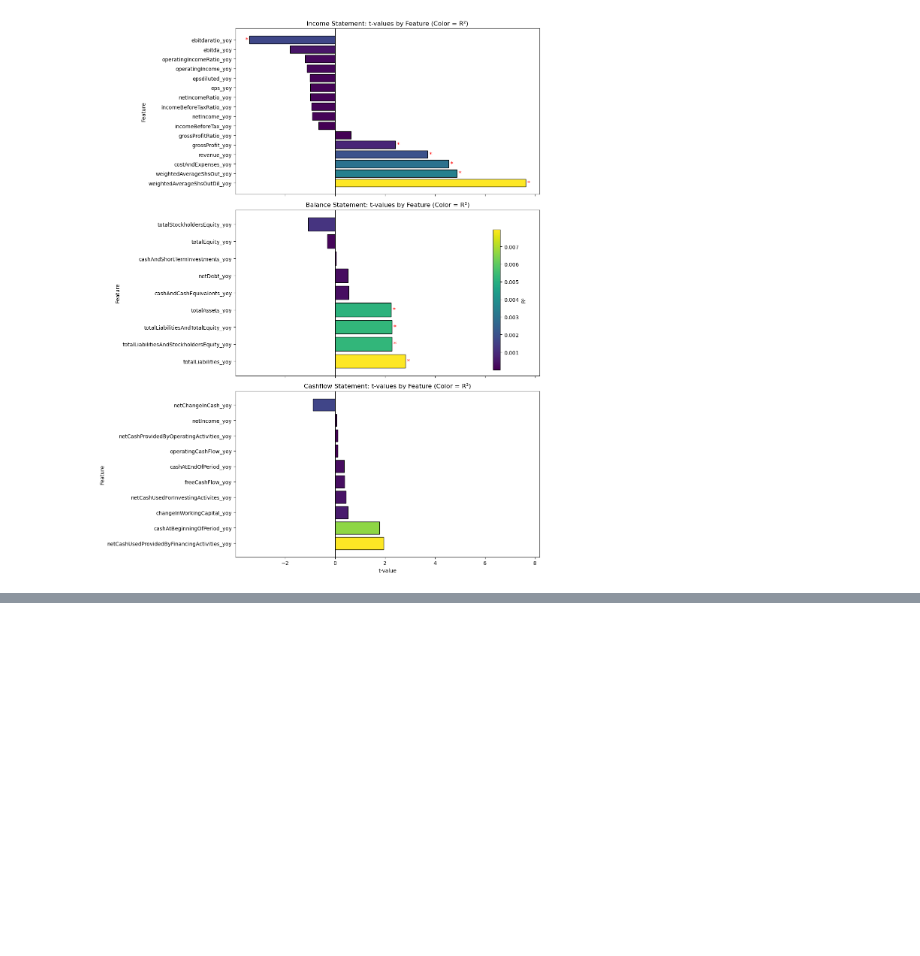
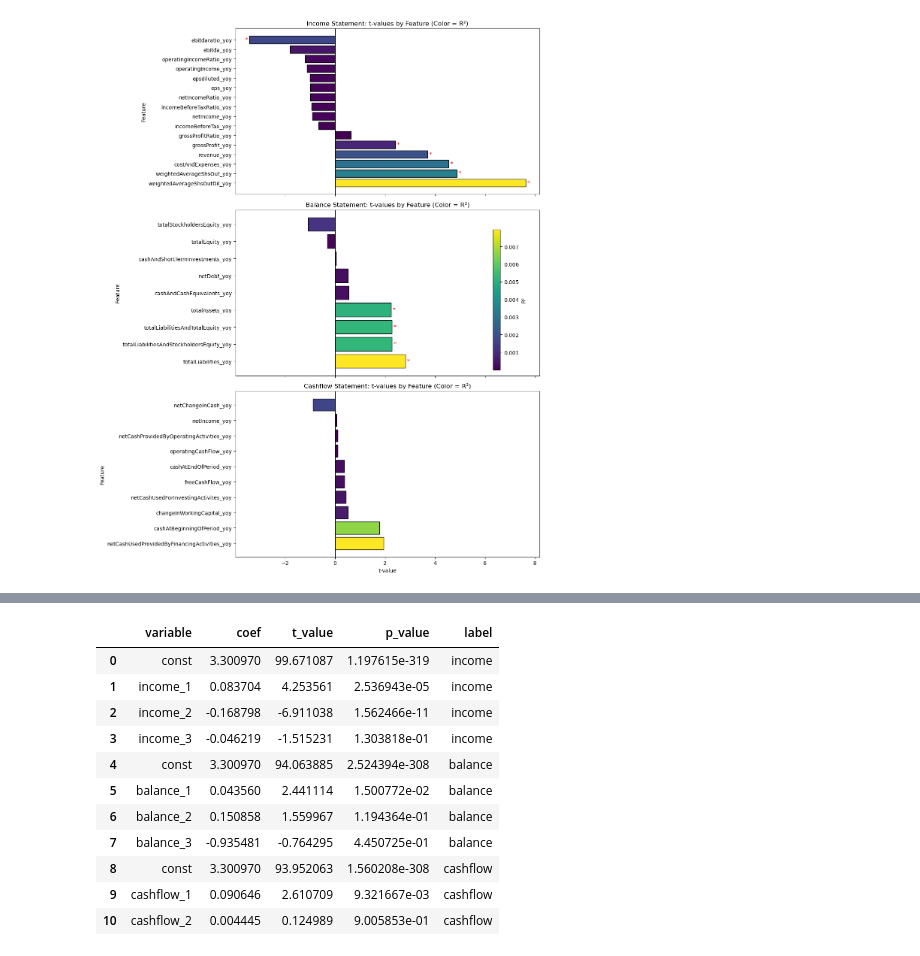
Before and after one commit to Nicholas-Sanso/SPY_Behavior, a Jupyter notebook: contextualizing_pricing_2 copy.ipynb, the cells around one changed output, grey strips where cells are left out. Saved outputs shown, nothing was run; the diff lists cells and outputs as text; code cells hidden in the pictures; blank space fills up the shorter version.

```diff
--- a/contextualizing_pricing_2 copy.ipynb
+++ b/contextualizing_pricing_2 copy.ipynb
@@ -628,7 +628,7 @@ plt.show()
 [figure]
 # %%
 def select_significant_features(univariate_results, merged_df,
-                                t_threshold=1.5, r2_threshold=0.01, p_threshold=0.1,
+                                t_threshold=1.2, r2_threshold=0.005, p_threshold=0.2,
                                 label=""):
     """
     Select significant features from univariate regression results
@@ -644,7 +644,7 @@ def select_significant_features(univariate_results, merged_df,
     ]
 
     features = signif["feature"].tolist()
-    selected = merged_df[["symbol", "log_PE"] + features]
+    selected = merged_df[["symbol","date","symbol_date", "log_PE"] + features]
 
     if label:
         n_selected = len(features)
@@ -685,5 +689,5 @@ Index(['symbol', 'log_PE'], dtype='object')
 # %%
-def run_pca_with_prefix(df, n_components=None, prefix="", columns=None):
+def run_pca(df, n_components=None, prefix="", columns=None):
     """
     Run PCA on a DataFrame with optional column selection.
 
@@ -708,7 +712,7 @@ def run_pca_with_prefix(df, n_components=None, prefix="", columns=None):
     """
 
     # Drop common ID columns if present
-    exclude_cols = ["symbol", "date", "symbol_date"]
+    exclude_cols = ["symbol", "date", "symbol_date", "log_PE"]
 
     if columns is None:
         feature_df = df.drop(columns=[c for c in exclude_cols if c in df.columns], errors="ignore")
@@ -747,22 +751,22 @@ def run_pca_with_prefix(df, n_components=None, prefix="", columns=None):
     return result_df, pca
 # %%
 # Income statement PCA
-income_df_with_pca, income_pca_model = run_pca_with_prefix(
-    income_selected.drop(columns=["symbol", "date", "symbol_date"], errors="ignore"),
+income_df_with_pca, income_pca_model = run_pca(
+    income_selected,        # Pass full DataFrame; ID columns are preserved
     n_components=3,
     prefix="income_"
 )
 
 # Balance sheet PCA
-balance_df_with_pca, balance_pca_model = run_pca_with_prefix(
-    balance_selected.drop(columns=["symbol", "date", "symbol_date"], errors="ignore"),
+balance_df_with_pca, balance_pca_model = run_pca(
+    balance_selected,
     n_components=3,
     prefix="balance_"
 )
 
 # Cash flow PCA
-cashflow_df_with_pca, cashflow_pca_model = run_pca_with_prefix(
-    cashflow_selected.drop(columns=["symbol", "date", "symbol_date"], errors="ignore"),
+cashflow_df_with_pca, cashflow_pca_model = run_pca(
+    cashflow_selected,
     n_components=3,
     prefix="cashflow_"
 )
@@ -816,5 +851,5 @@ def regress_log_pe_on_pca(pca_df, log_pe_df, prefix="income_", label=""):
 # %%
-income_pca_model_results = regress_log_pe_on_pca(income_df_with_pca, log_pe_df, prefix="income_", label="income")
-balance_pca_model_results = regress_log_pe_on_pca(balance_df_with_pca, log_pe_df, prefix="balance_", label="balance")
-cashflow_pca_model_results = regress_log_pe_on_pca(cashflow_df_with_pca, log_pe_df, prefix="cashflow_", label="cashflow")
+income_model, income_summary = regress_log_pe_on_pca(income_df_with_pca, prefix="income_", label="income")
+balance_model, balance_summary = regress_log_pe_on_pca(balance_df_with_pca, prefix="balance_", label="balance")
+cashflow_model, cashflow_summary = regress_log_pe_on_pca(cashflow_df_with_pca, prefix="cashflow_", label="cashflow")
 # %% [output]
@@ -821,0 +870,16 @@ KeyError: 'symbol'
+# %%
+all_pca_summaries = pd.concat([income_summary, balance_summary, cashflow_summary], ignore_index=True)
+display(all_pca_summaries)
+# %% [output]
+|  | variable | coef | t_value | p_value | label |
+| 0 | const | 3.300970 | 99.671087 | 1.197615e-319 | income |
+| 1 | income_1 | 0.083704 | 4.253561 | 2.536943e-05 | income |
+| 2 | income_2 | -0.168798 | -6.911038 | 1.562466e-11 | income |
+| 3 | income_3 | -0.046219 | -1.515231 | 1.303818e-01 | income |
+| 4 | const | 3.300970 | 94.063885 | 2.524394e-308 | balance |
+| 5 | balance_1 | 0.043560 | 2.441114 | 1.500772e-02 | balance |
+| 6 | balance_2 | 0.150858 | 1.559967 | 1.194364e-01 | balance |
+| 7 | balance_3 | -0.935481 | -0.764295 | 4.450725e-01 | balance |
+| 8 | const | 3.300970 | 93.952063 | 1.560208e-308 | cashflow |
+| 9 | cashflow_1 | 0.090646 | 2.610709 | 9.321667e-03 | cashflow |
+| 10 | cashflow_2 | 0.004445 | 0.124989 | 9.005853e-01 | cashflow |
```
Also changed, not shown: parts of 5 cells of this notebook.
